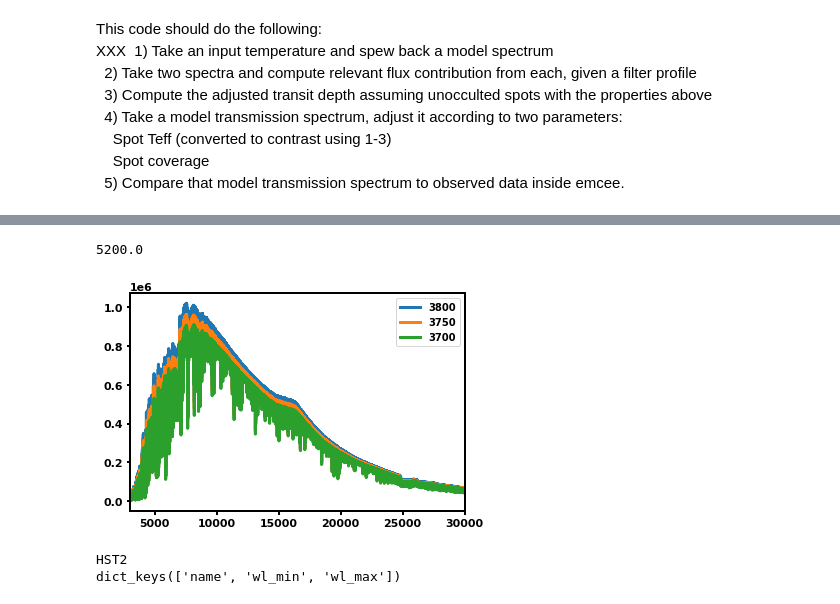
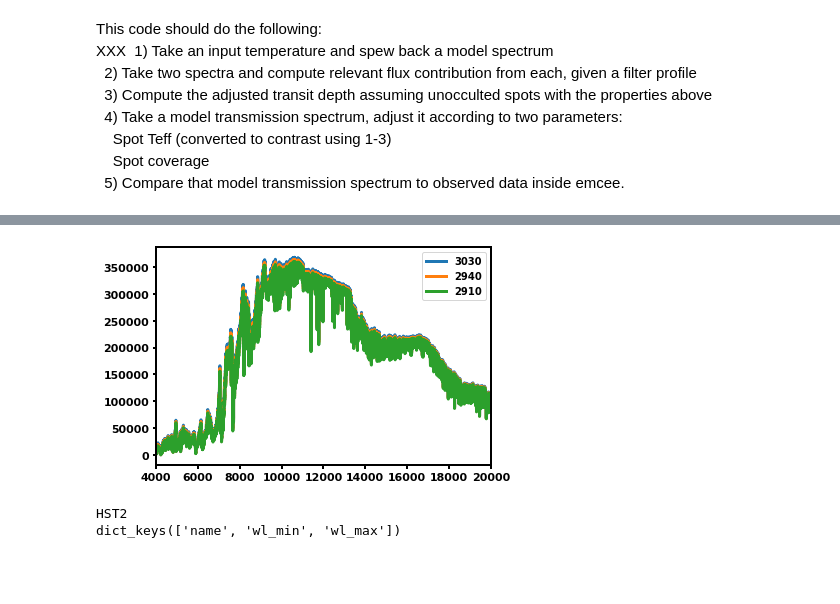
Before and after one commit to awmann/K233Spots, a Jupyter notebook: TransitLightSource.ipynb, the cells around one changed output, grey strips where cells are left out. Saved outputs shown, nothing was run; the diff lists cells and outputs as text; code cells hidden in the pictures; blank space fills up the shorter version.

Commit message:
cooler models

```diff
--- a/TransitLightSource.ipynb
+++ b/TransitLightSource.ipynb
@@ -78,0 +76,18 @@ No.    Name      Ver    Type      Cards   Dimensions   Format
+# %%
+## trim the models to just solar metallicity
+
+teff = np.squeeze(data['teff'])
+logg = np.squeeze(data['logg'])
+afe = np.squeeze(data['a_fe'])
+mh = np.squeeze(data['metal'])
+spectra = np.squeeze(data['spectrum'])
+
+#for i,j,k,l in zip(teff,logg,afe,mh):
+#    print(i,j,k,l)
+
+loc = np.where((logg == 4.5) & (mh == 0) & (teff > 1900) & (afe == 0))
+modelteff = teff[loc]
+modelspectra = np.squeeze(spectra[:,loc])
+
+print(np.shape(modelteff),np.shape(modelspectra))
+print(np.max(modelteff),np.min(modelteff))
@@ -101,22 +128,21 @@ def getspec(data, inteff): ##  for now other parameters are fixed
     return(spec)
 # %%
-print(np.max(data['teff']))
-lambda0 = 100
-nlambda = 99901
-dlambda = 1
-wave = np.linspace(lambda0,lambda0+nlambda*dlambda,num=nlambda)
-spec1 = getspec(data,3800)
-spec2 = getspec(data,3750)
-spec3 = getspec(data,3700)
-plt.plot(wave,spec1,label='3800')
-plt.plot(wave,spec2,label='3750')
-plt.plot(wave,spec3,label='3700')
-plt.xlim(3000,30000)
+lambda0 = 1000
+nlambda = 149501
+dlambda = 2
+modelwave = np.linspace(lambda0,lambda0+nlambda*dlambda,num=nlambda)
+
+spec1 = getspec(modelteff,modelspectra,2930)
+spec2 = getspec(modelteff,modelspectra,2920)
+spec3 = getspec(modelteff,modelspectra,2910)
+plt.plot(modelwave,spec1,label='3030')
+plt.plot(modelwave,spec2,label='2940')
+plt.plot(modelwave,spec3,label='2910')
+plt.xlim(4000,20000)
 plt.legend()
 plt.show()
 # %% [output]
-5200.0
-[figure, old version]
+[figure, new version]
 # %%
 from scipy import interpolate
 
```
Also changed, not shown: parts of 14 cells of this notebook.
